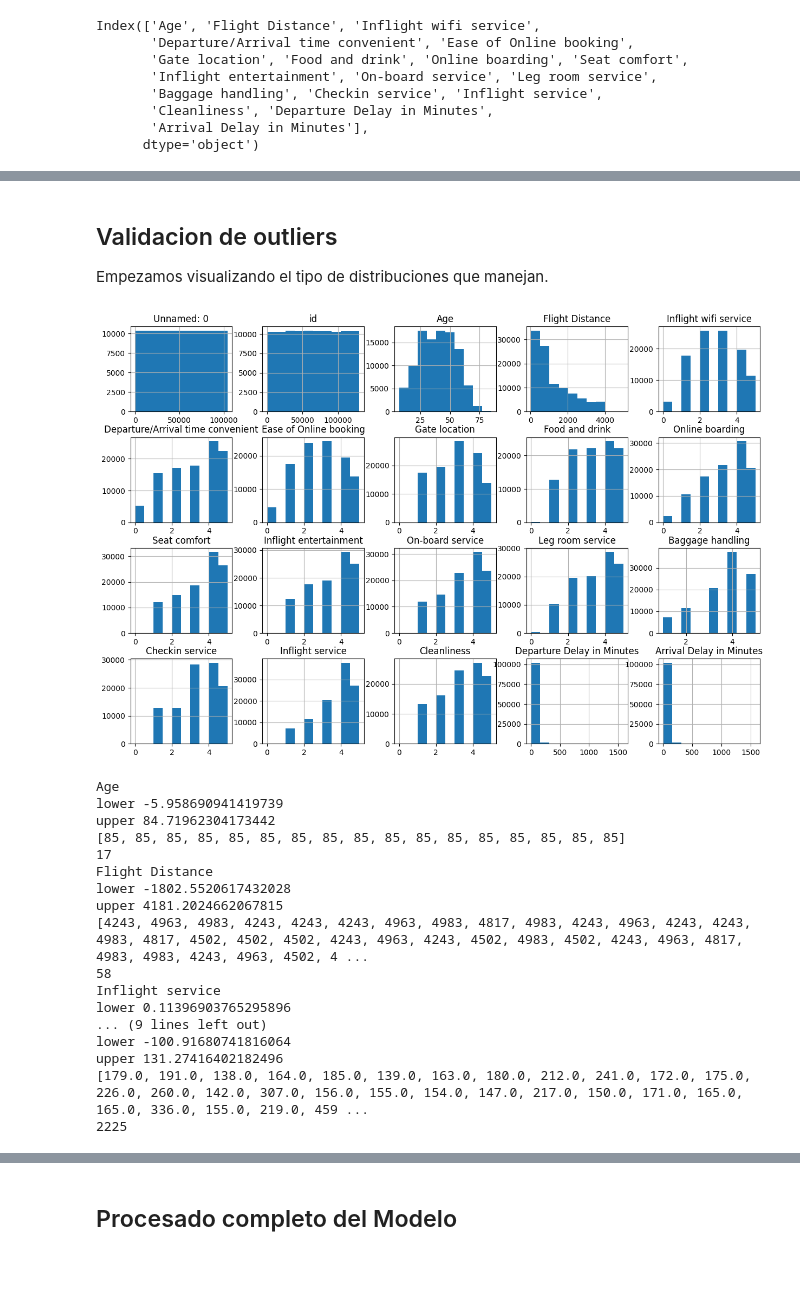
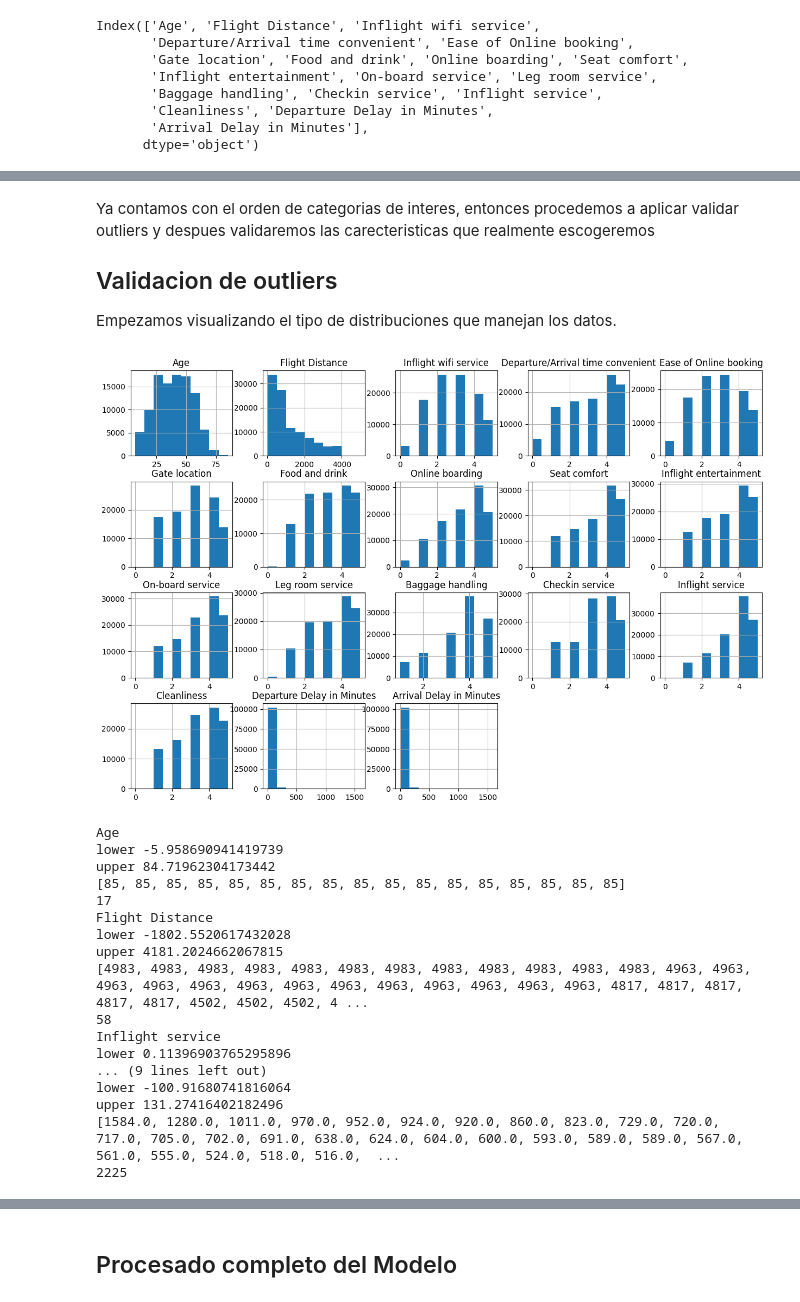
Before and after one commit to nlmaldonadog/PreparacionDeDatos-Trabajo1, a Jupyter notebook: Data_preparation-Nicolas_Maldonado.ipynb, the cells around one changed output, grey strips where cells are left out. Cells and saved outputs as stored; diff of their text form; code cells hidden in the pictures; blank space fills up the shorter version.

Commit message:
:rocket: Se agregan cambios finales a la preparacion de estos datos

```diff
--- a/Data_preparation-Nicolas_Maldonado.ipynb
+++ b/Data_preparation-Nicolas_Maldonado.ipynb
@@ -836,15 +897,14 @@ df_rfe_results
 # %% [markdown]
-
+Ya contamos con el orden de categorias de interes, entonces procedemos a aplicar validar outliers y despues validaremos las carecteristicas que realmente escogeremos
 ## Validacion de outliers
-
-Empezamos visualizando el tipo de distribuciones que manejan.
+Empezamos visualizando el tipo de distribuciones que manejan los datos.
 # %%
-df_trated[numerical_ix].hist(layout=(4,5),figsize=(15,10))
+df_trated[numerical_without_ids].hist(layout=(4,5),figsize=(15,10))
 plt.show()
 # %% [output]
-[figure, old version]
+[figure, new version]
 # %%
-for i in numerical_ix:
+for i in numerical_without_ids:
     data_mean, data_std = mean(df_trated[i]), std(df_trated[i])
     # define outliers
     cut_off = data_std * 3
@@ -855,6 +915,8 @@ for i in numerical_ix:
         print(i)
         print("lower", lower)
         print("upper", upper)
+        #ordenamos los outliers de forma descendente
+        outliers.sort(reverse=True)
         print(outliers)
         print(len(outliers))
 # %% [output]
@@ -866,13 +928,13 @@ upper 84.71962304173442
 Flight Distance
 lower -1802.5520617432028
 upper 4181.2024662067815
-[4243, 4963, 4983, 4243, 4243, 4243, 4963, 4983, 4817, 4983, 4243, 4963, 4243, 4243, 4983, 4817, 4502, 4502, 4502, 4243, 4963, 4243, 4502, 4983, 4502, 4243, 4963, 4817, 4983, 4983, 4243, 4963, 4502, 4 ...
+[4983, 4983, 4983, 4983, 4983, 4983, 4983, 4983, 4983, 4983, 4983, 4983, 4963, 4963, 4963, 4963, 4963, 4963, 4963, 4963, 4963, 4963, 4963, 4963, 4963, 4817, 4817, 4817, 4817, 4817, 4502, 4502, 4502, 4 ...
 58
 Inflight service
 lower 0.11396903765295896
 ... (9 lines left out)
 lower -100.91680741816064
 upper 131.27416402182496
-[179.0, 191.0, 138.0, 164.0, 185.0, 139.0, 163.0, 180.0, 212.0, 241.0, 172.0, 175.0, 226.0, 260.0, 142.0, 307.0, 156.0, 155.0, 154.0, 147.0, 217.0, 150.0, 171.0, 165.0, 165.0, 336.0, 155.0, 219.0, 459 ...
+[1584.0, 1280.0, 1011.0, 970.0, 952.0, 924.0, 920.0, 860.0, 823.0, 729.0, 720.0, 717.0, 705.0, 702.0, 691.0, 638.0, 624.0, 604.0, 600.0, 593.0, 589.0, 589.0, 567.0, 561.0, 555.0, 524.0, 518.0, 516.0,  ...
 2225
 # %% [markdown]
```
Also changed, not shown: parts of 23 cells of this notebook, 1 other file.
